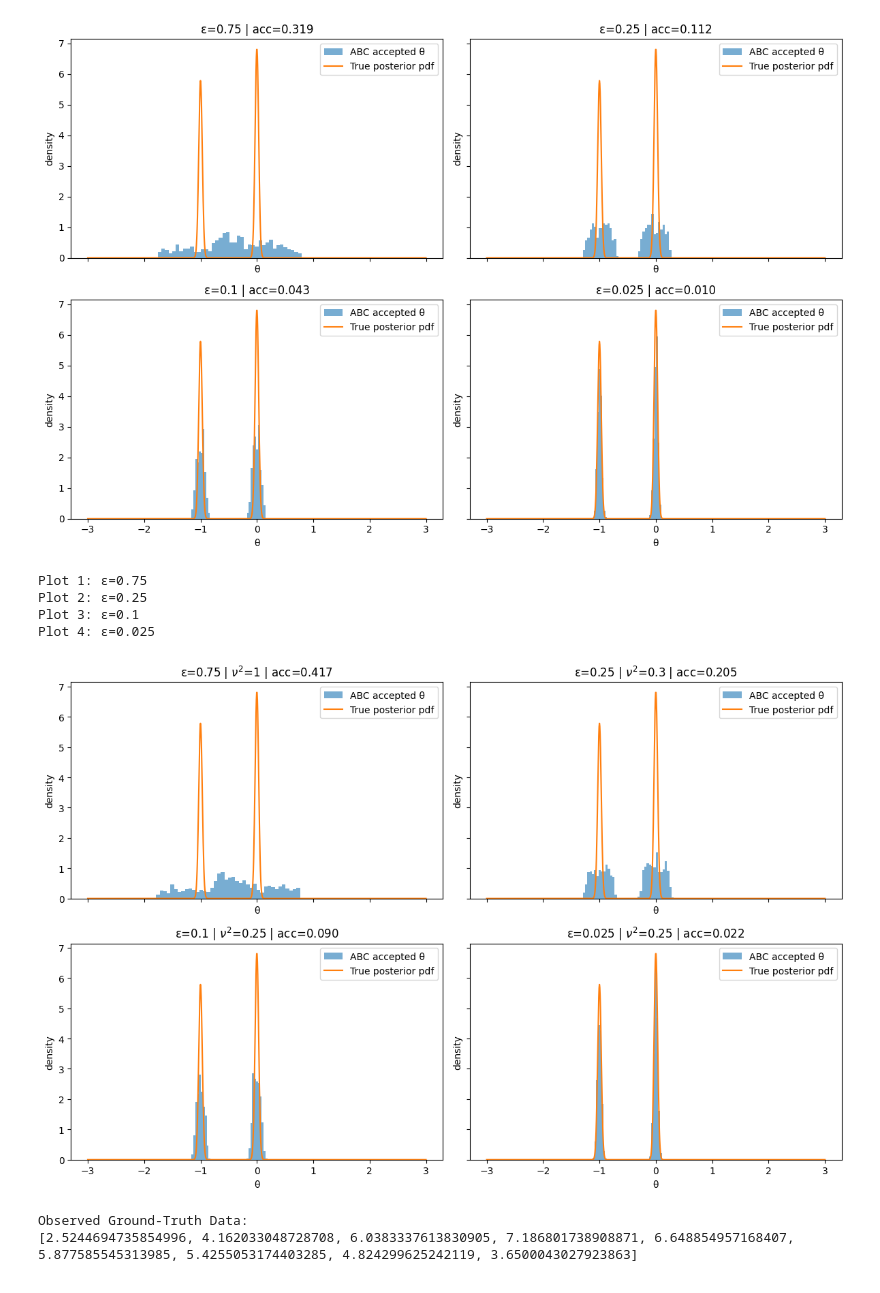
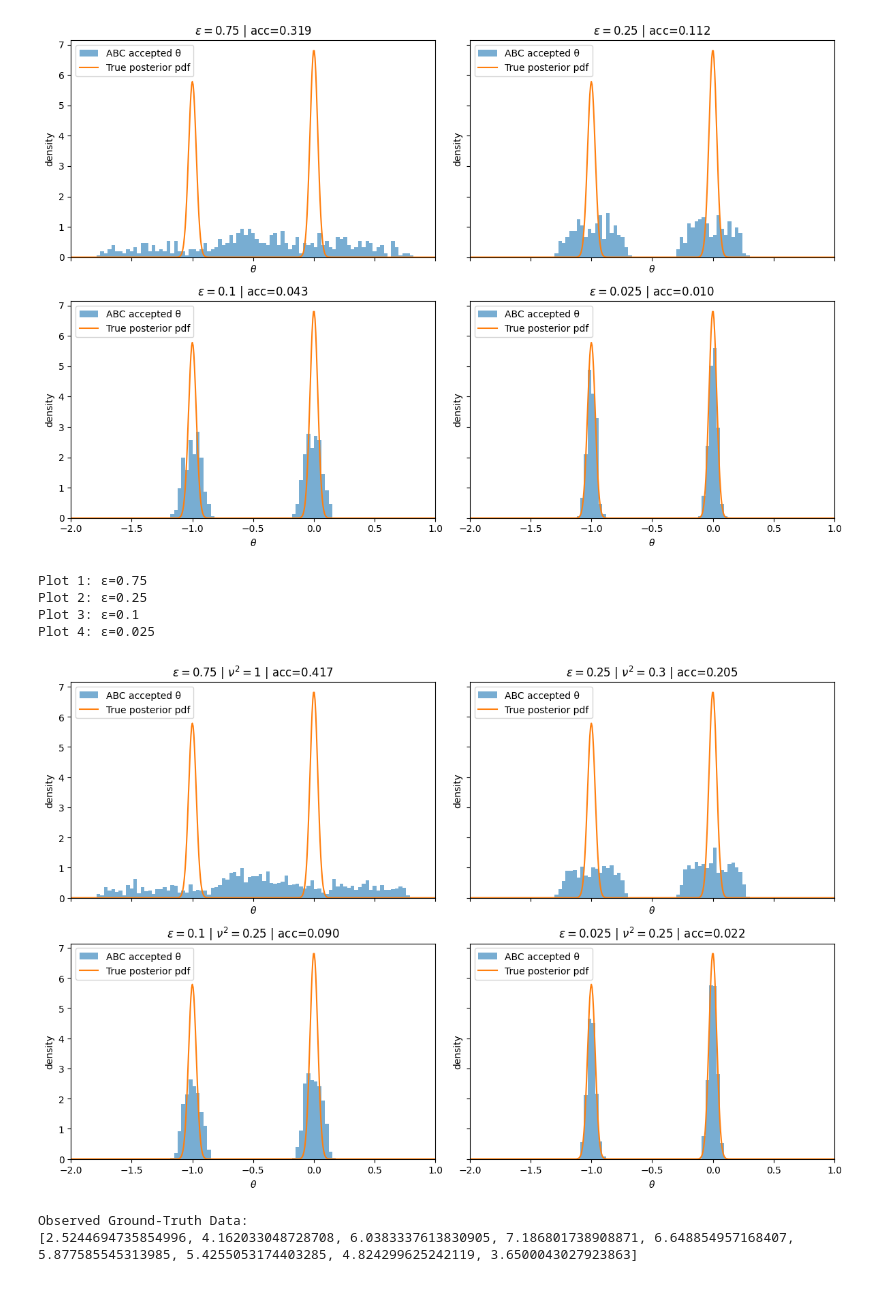
Before and after one commit to OscarWohlf/ApproximateBayesianComputationMCMC, a Jupyter notebook: abc_mcmc.ipynb, the cells around one changed output. Drawn from its saved outputs; the diff is of its cells as text; code cells hidden in the pictures.

```diff
--- a/abc_mcmc.ipynb
+++ b/abc_mcmc.ipynb
@@ -193,37 +193,41 @@ def goal1():
     eps = [0.75, 0.25, 0.1, 0.025]
     data = np.zeros(M) # Observed data
     N = 500
 
     # True posterior curve for plots
     grid = np.linspace(-3, 3, 1000)
     true_pdf = true_posterior_goal1(grid)
 
+    # define fixed bins
+    bin_edges = np.linspace(-2, 1, 100)
+
     # 2x2 plot, one panel per tolerance
     fig, axes = plt.subplots(2, 2, figsize=(12, 8), sharex=True, sharey=True)
     axes = axes.ravel()
 
     for ax, e in zip(axes, eps):
         # Run ABC rejection
         thetas, num_props = algorithm1(
             N, prior_goal1, model_goal1, M, abs_diff_discrepancy, data, e
         )
         acc = N / num_props
 
         # Plot accepted histogram and overlay true pdf
-        ax.hist(thetas, bins=40, density=True, alpha=0.6, label="ABC accepted θ")
+        ax.hist(thetas, bins=bin_edges, density=True, alpha=0.6, label="ABC accepted θ")
         ax.plot(grid, true_pdf, label="True posterior pdf")
-        ax.set_title(f"ε={e} | acc={acc:.3f}")
-        ax.set_xlabel("θ")
+        ax.set_title(rf"$\epsilon={e}$ | acc={acc:.3f}")
+        ax.set_xlim([-2, 1])
+        ax.set_xlabel(r"$\theta$")
         ax.set_ylabel("density")
         ax.legend()
 
     plt.tight_layout()
     plt.show()
 
 # run goal1
 goal1()
 # %% [output]
-[figure, old version]
+[figure, new version]
 # %%
 # Goal 3: Algorithm 2 tested on Guassian mixture posterior distribution
 
@@ -295,6 +299,7 @@ def goal3():
 
     grid = np.linspace(-3, 3, 1000)
     true_pdf = true_posterior_goal1(grid)
+    bin_edges = np.linspace(-2, 1, 100)
 
     fig, axes = plt.subplots(2, 2, figsize=(12, 8), sharex=True, sharey=True)
 
@@ -307,10 +312,11 @@ def goal3():
         acc_rate = accepted / len(thetas)
 
         ax = axes[idx//2, idx%2]
-        ax.hist(thetas, bins=40, density=True, alpha=0.6, label="ABC accepted θ")
+        ax.hist(thetas, bins=bin_edges, density=True, alpha=0.6, label="ABC accepted θ")
         ax.plot(grid, true_pdf, label="True posterior pdf")
-        ax.set_title(rf"ε={e} | $\nu^2$={v} | acc={acc_rate:.3f}")
-        ax.set_xlabel("θ")
+        ax.set_title(rf"$\epsilon={e}$ | $\nu^2={v}$ | acc={acc_rate:.3f}")
+        ax.set_xlim([-2, 1])
+        ax.set_xlabel(r"$\theta$")
         ax.set_ylabel("density")
         ax.legend()
 
@@ -325,7 +331,7 @@ Plot 1: ε=0.75
 Plot 2: ε=0.25
 Plot 3: ε=0.1
 Plot 4: ε=0.025
-[figure, old version]
+[figure, new version]
 # %%
 # Goal 4: Data Generation
 
```
Also changed, not shown: parts of 3 cells of this notebook, 3 other files.
